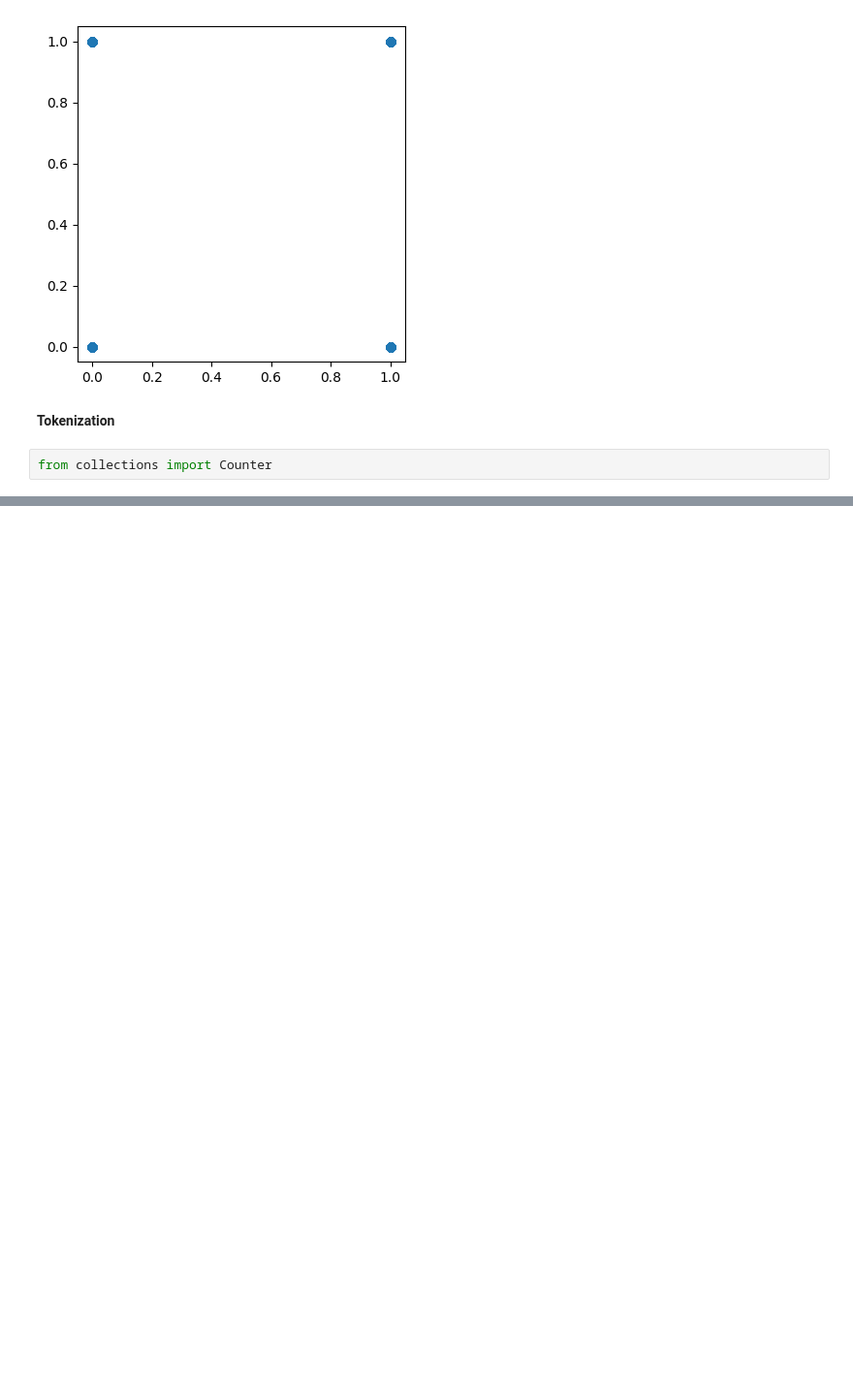
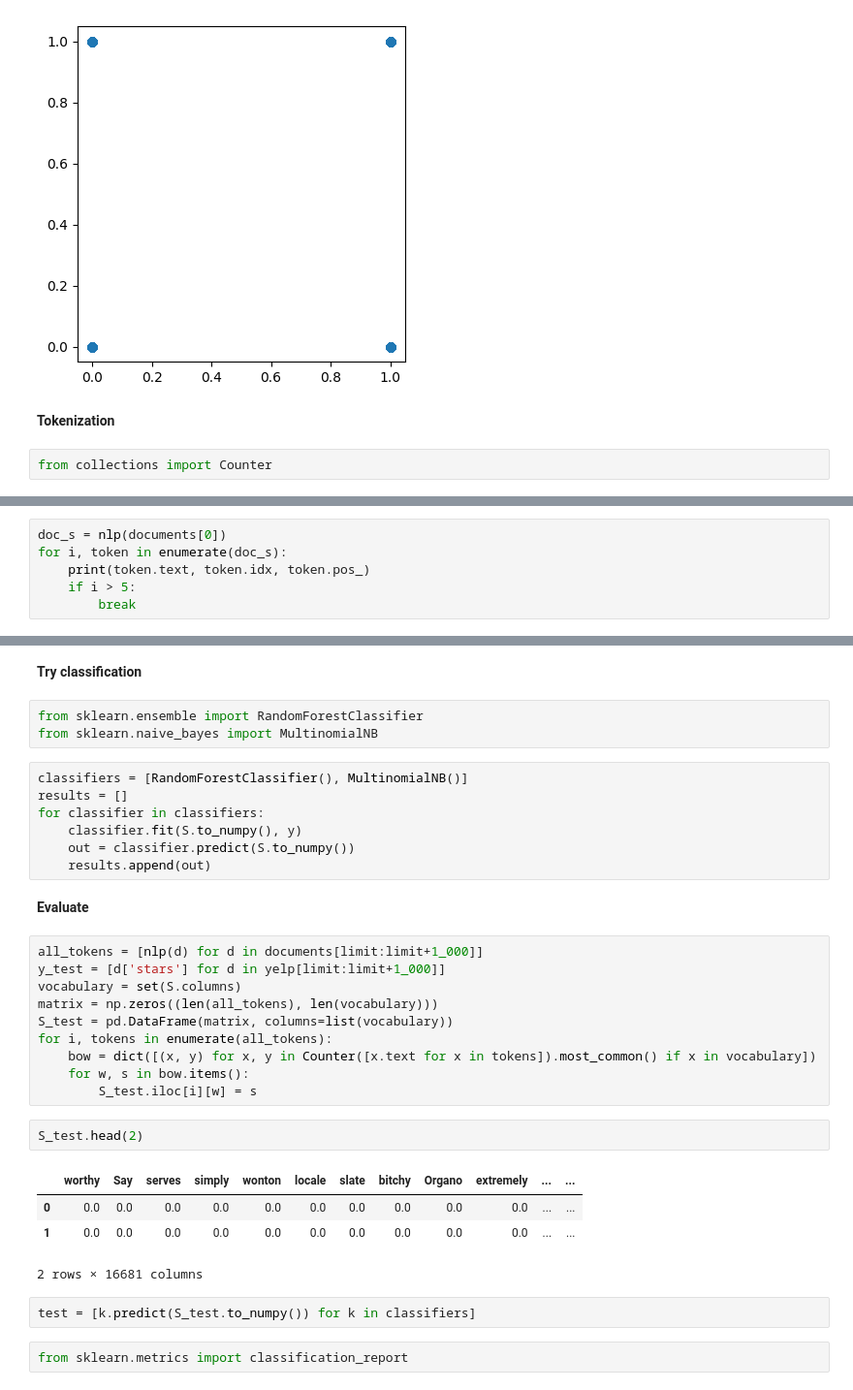
Before and after one commit to afflint/textsent, a Jupyter notebook: 2023-24/yelp/intro-vsm.ipynb, the cells around one changed output, grey strips where cells are left out. Shown at 97% size. Saved outputs shown, nothing was run; the diff lists cells and outputs as text; blank space fills up the shorter version.

```diff
--- a/2023-24/yelp/intro-vsm.ipynb
+++ b/2023-24/yelp/intro-vsm.ipynb
@@ -81,0 +127,6 @@ Name: 0, Length: 10238, dtype: float64
+# %%
+doc_s = nlp(documents[0])
+for i, token in enumerate(doc_s):
+    print(token.text, token.idx, token.pos_)
+    if i > 5:
+        break
@@ -81,0 +185,35 @@ Name: 0, Length: 10238, dtype: float64
+# %% [markdown]
+**Try classification**
+# %%
+from sklearn.ensemble import RandomForestClassifier
+from sklearn.naive_bayes import MultinomialNB
+# %%
+classifiers = [RandomForestClassifier(), MultinomialNB()]
+results = []
+for classifier in classifiers:
+    classifier.fit(S.to_numpy(), y)
+    out = classifier.predict(S.to_numpy())
+    results.append(out)
+# %% [markdown]
+**Evaluate**
+# %%
+all_tokens = [nlp(d) for d in documents[limit:limit+1_000]]
+y_test = [d['stars'] for d in yelp[limit:limit+1_000]]
+vocabulary = set(S.columns)
+matrix = np.zeros((len(all_tokens), len(vocabulary)))
+S_test = pd.DataFrame(matrix, columns=list(vocabulary))
+for i, tokens in enumerate(all_tokens):
+    bow = dict([(x, y) for x, y in Counter([x.text for x in tokens]).most_common() if x in vocabulary])
+    for w, s in bow.items():
+        S_test.iloc[i][w] = s
+# %%
+S_test.head(2)
+# %% [output]
+|  | worthy | Say | serves | simply | wonton | locale | slate | bitchy | Organo | extremely | ... | ... |
+| 0 | 0.0 | 0.0 | 0.0 | 0.0 | 0.0 | 0.0 | 0.0 | 0.0 | 0.0 | 0.0 | ... | ... |
+| 1 | 0.0 | 0.0 | 0.0 | 0.0 | 0.0 | 0.0 | 0.0 | 0.0 | 0.0 | 0.0 | ... | ... |
+2 rows × 16681 columns
+# %%
+test = [k.predict(S_test.to_numpy()) for k in classifiers]
+# %%
+from sklearn.metrics import classification_report
```
Also changed, not shown: parts of 29 cells of this notebook, 2 other files.
